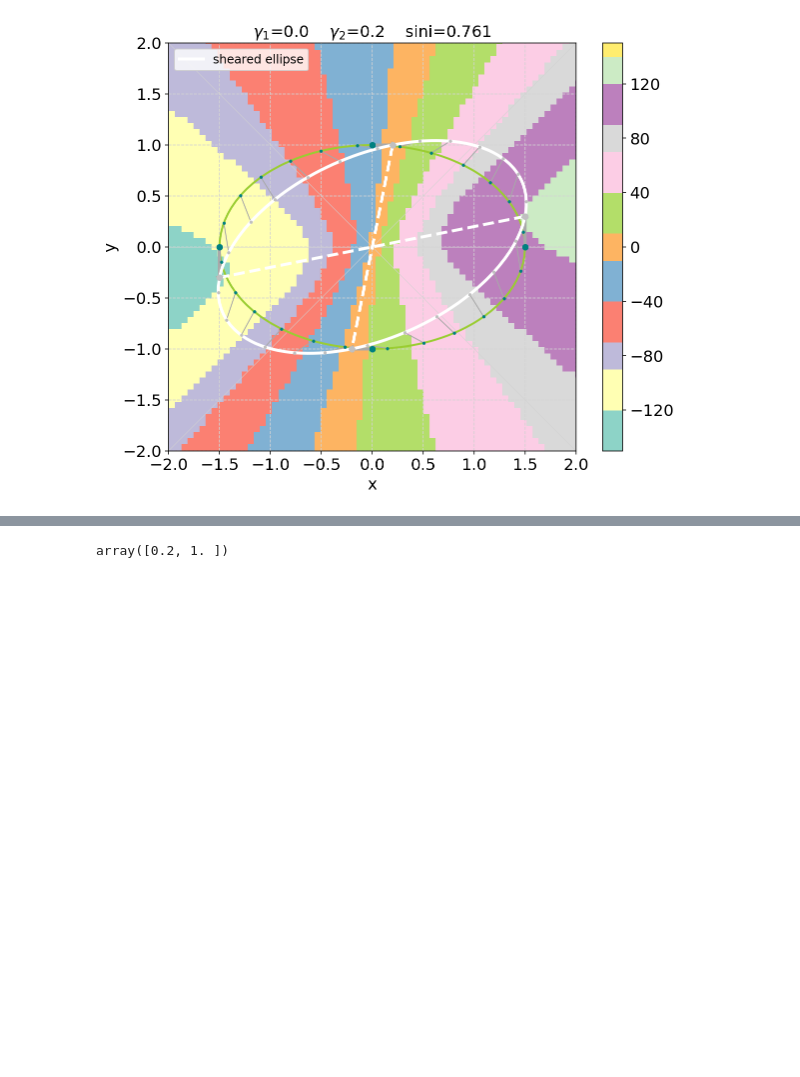
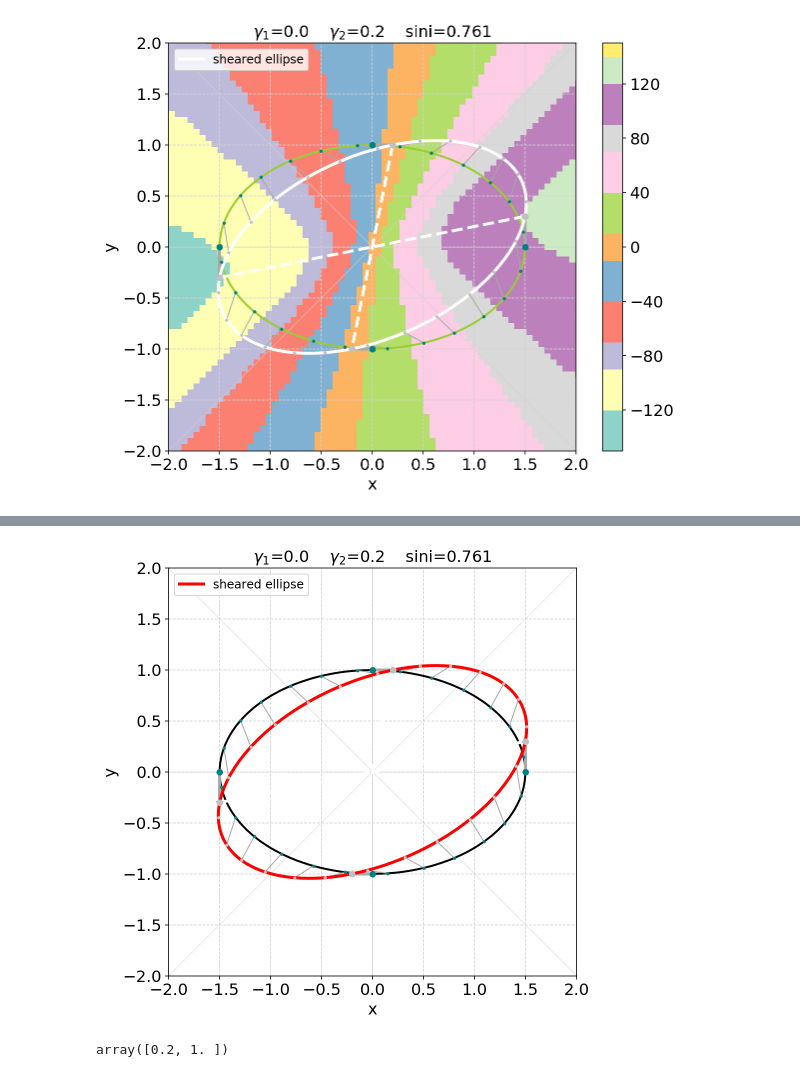
Before and after one commit to hungjinh/BinnedFit, a Jupyter notebook: notebook/branch_runs/tfCube2/[demo] Galaxy velocity shear mapping.ipynb, the cells around one changed output, grey strips where cells are left out. Saved outputs shown, nothing was run; the diff lists cells and outputs as text; code cells hidden in the pictures; blank space fills up the shorter version.

```diff
--- a/notebook/branch_runs/tfCube2/[demo] Galaxy velocity shear mapping.ipynb
+++ b/notebook/branch_runs/tfCube2/[demo] Galaxy velocity shear mapping.ipynb
@@ -362,3 +361,83 @@ ax.set_title(f'$\gamma_1$={g1}    $\gamma_2$={g2}    sini={sini:.3f}', fontsize=
 # %% [output]
 Text(0.5, 1.0, '$\\gamma_1$=0.0    $\\gamma_2$=0.2    sini=0.761')
 [figure]
+# %%
+fig, ax = plt.subplots(1,1, figsize=(9.5,7.5))
+plt.rc('font',size=16)
+
+CS_gal0 = ax.contour(X, Y, Gal0.eq_ellipse0(X, Y), [0], colors='k', linewidths=2.)
+
+# ===== plot pts on the original ellipse =====
+pts_gal0 = Gal0.pts_on_ellipse(X, Y, sparsity=7)
+ax.scatter(pts_gal0[:,0], pts_gal0[:,1], s=5, color='teal', zorder=15)
+ax.scatter(Gal0.tip_pts[:,0], Gal0.tip_pts[:,1], s=30, color='teal', zorder=15)
+# ============================================
+
+# ===== plot pts on the sheard ellipse =====
+pts_gal0_sheard_all = Gal0.pts_on_ellipse(X, Y, sparsity=1, A=A) # get points on the sheard ellipse
+ax.plot(pts_gal0_sheard_all[:,0], pts_gal0_sheard_all[:,1], color='red', label='sheared ellipse',lw=3, zorder=8)
+# ==========================================
+
+# ===== display mapping relationship =====
+pts_gal0_sheard = Gal0.pts_on_ellipse(X, Y, sparsity=7, A=A)
+ax.scatter(pts_gal0_sheard[:,0], pts_gal0_sheard[:,1], s=5, color='silver', zorder=10)
+
+tip_pts_sheard = (A @ Gal0.tip_pts.T).T        # add shear
+ax.scatter(tip_pts_sheard[:,0], tip_pts_sheard[:,1], s=30, color='silver', zorder=10)
+
+    # === link mapped (minor) points ===
+dx = pts_gal0_sheard[:,0] - pts_gal0[:,0]
+dy = pts_gal0_sheard[:,1] - pts_gal0[:,1]
+for j in range(len(pts_gal0)):
+    #ax.arrow(pts_gal0[j,0], pts_gal0[j,1], dx[j], dy[j], head_width = 0.04, head_length=0.04, fc ='rosybrown', ec ='rosybrown')
+    ax.plot([pts_gal0[j,0], pts_gal0_sheard[j,0]], [pts_gal0[j,1], pts_gal0_sheard[j,1]], linewidth=1, color='darkgray', zorder=3)
+
+    # === link mapped (tip) points ===
+dx = tip_pts_sheard[:,0] - Gal0.tip_pts[:,0]
+dy = tip_pts_sheard[:,1] - Gal0.tip_pts[:,1]
+for j in range(len(tip_pts_sheard)):
+    ax.arrow(Gal0.tip_pts[j,0], Gal0.tip_pts[j,1], dx[j], dy[j], head_width = 0.03, head_length=0.03, fc ='darkgray', ec ='darkgray', lw=2.8, zorder=3)
+
+# =========================================
+
+# ===== sheared max, min velocity axes =====
+pt_left_sheard = tip_pts_sheard[0]
+pt_right_sheard = tip_pts_sheard[1]
+pt_top_sheard = tip_pts_sheard[2]
+pt_bottom_sheard = tip_pts_sheard[3]
+
+ax.plot([pt_left_sheard[0], pt_right_sheard[0]],[pt_left_sheard[1], pt_right_sheard[1]], linewidth=3, ls='--', color='white', zorder=3)
+ax.plot([pt_top_sheard[0], pt_bottom_sheard[0]],[pt_top_sheard[1], pt_bottom_sheard[1]], linewidth=3, ls='--', color='white', zorder=3)
+
+# =========================================
+
+# # ===== plot thy. sheared major axes =====
+
+# x_M, y_M = line_pts(theta_deg=29.7938)
+# ax.plot(x_M, y_M, color = 'k',ls='-.', label='g_x/e_int')
+
+# x_m, y_m = line_pts(theta_deg=119.7938)
+# ax.plot(x_m, y_m, color = 'k',ls='-.')
+
+# # =========================# =============
+
+# ===== background corss =====
+ax.axhline(y=0,color='lightgray',zorder=-1,lw=0.5)
+ax.axvline(x=0,color='lightgray',zorder=-1,lw=0.5)
+ax.plot([-10, 10], [-10, 10], color = 'lightgray', zorder=-1,lw=0.5)
+ax.plot([ 10,-10], [-10, 10], color = 'lightgray', zorder=-1,lw=0.5)
+ax.grid(color='lightgray',linestyle='--')
+# ============================
+
+ax.legend(loc="upper left",prop={'size':12})
+
+axixlim = 2
+ax.set_xlim((-axixlim, axixlim))
+ax.set_ylim((-axixlim, axixlim))
+ax.set_aspect('equal')
+
+ax.set_xlabel('x', fontsize=16)
+ax.set_ylabel('y', fontsize=16)
+
+ax.set_title(f'$\gamma_1$={g1}    $\gamma_2$={g2}    sini={sini:.3f}', fontsize=16)
+# %% [output]
@@ -365,3 +445,4 @@ Text(0.5, 1.0, '$\\gamma_1$=0.0    $\\gamma_2$=0.2    sini=0.761')
+[figure, added]
 # %%
 pt_top_sheard
 # %% [output]
```
Also changed, not shown: parts of 6 cells of this notebook, 4 other files.
